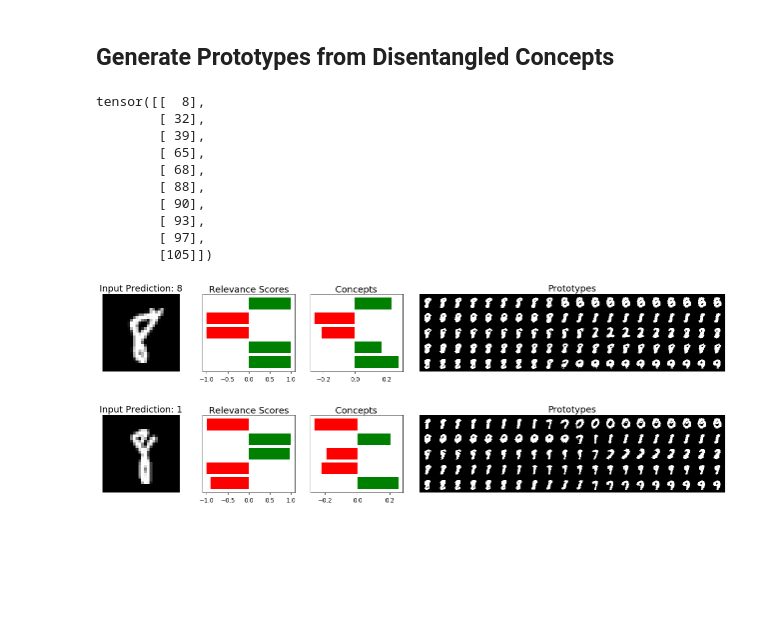
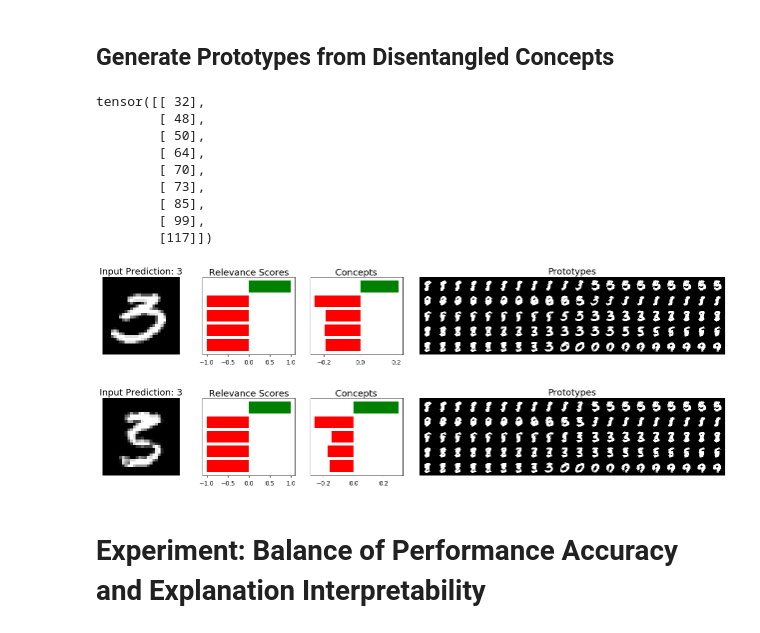
Before and after one commit to AmanDaVinci/SENN, a Jupyter notebook: notebooks/DiSENN.ipynb, the cells around one changed output. Drawn from its saved outputs; the diff is of its cells as text; code cells hidden in the pictures; blank space fills up the shorter version.

Commit message:
DiSENN visualizations

```diff
--- a/notebooks/DiSENN.ipynb
+++ b/notebooks/DiSENN.ipynb
@@ -45,7 +45,7 @@ config = {
   "num_classes": 10,
   "dropout": 0.5,
   "aggregator": "SumAggregator",
-  "device": "cuda:0",
+  "device": "cpu",
   "lr": 1e-3,
   "epochs": 5,
   "robust_reg": 1e-3,
@@ -259,31 +259,32 @@ model = model.to(torch.device('cpu'))
 # %% [markdown]
 ## Generate Prototypes from Disentangled Concepts
 # %%
-(yb==8).nonzero()
+(yb==3).nonzero()
 # %% [output]
-tensor([[  8],
-        [ 32],
-        [ 39],
-        [ 65],
-        [ 68],
-        [ 88],
-        [ 90],
-        [ 93],
-        [ 97],
-        [105]])
+tensor([[ 32],
+        [ 48],
+        [ 50],
+        [ 64],
+        [ 70],
+        [ 73],
+        [ 85],
+        [ 99],
+        [117]])
 # %%
-x = xb[8].cpu()
-fname = "/digit8a.png"
+x = xb[32].cpu()
+fname = "/digit3a.png"
 model.explain(x, traversal_range=0.45,
               gridsize=(1,6), col_span=3, figure_size=(18,3), show=True,
               save_as="results/"+config.exp_name+fname, use_cdf=True)
 # %% [output]
-[figure, old version]
+[figure, new version]
 # %%
-x = xb[32].cpu()
-fname = "/digit8b.png"
+x = xb[48].cpu()
+fname = "/digit3b.png"
 model.explain(x, traversal_range=0.45,
               gridsize=(1,6), col_span=3, figure_size=(18,3), show=True,
               save_as="results/"+config.exp_name+fname, use_cdf=True)
 # %% [output]
-[figure, old version]
+[figure, new version]
+# %% [markdown]
+# Experiment: Balance of Performance Accuracy and Explanation Interpretability
```
Also changed, not shown: parts of 22 cells of this notebook.
